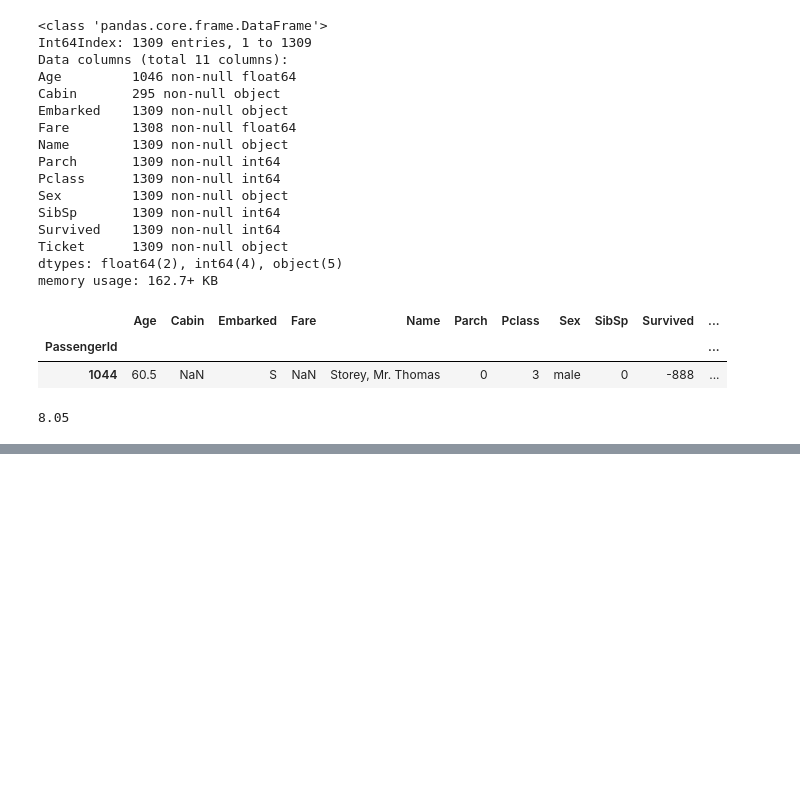
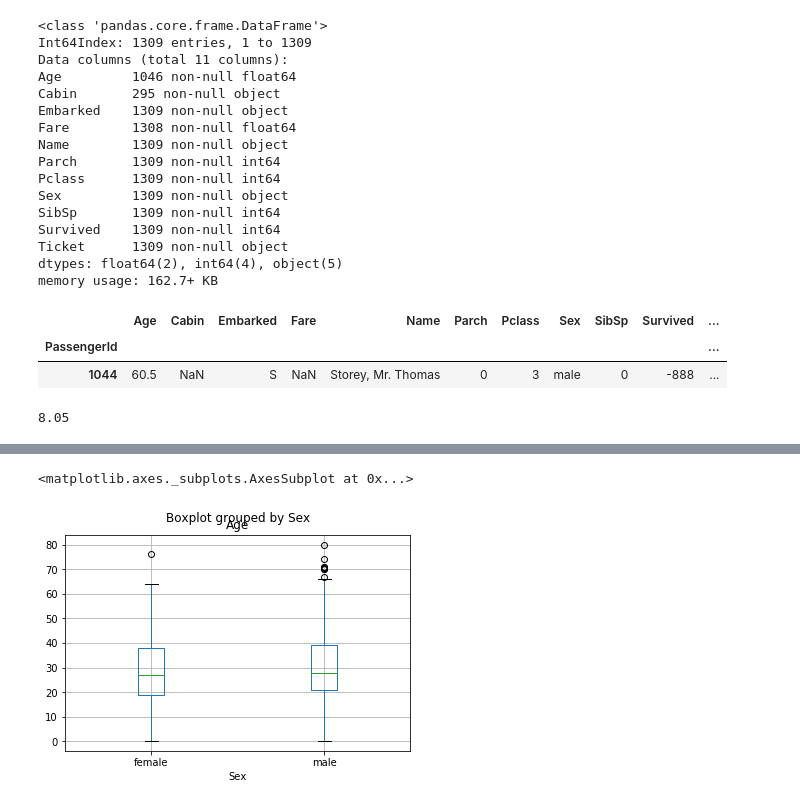
Before and after one commit to rahulkhanna2/titanic, a Jupyter notebook: notebooks/Exploring Processing Data.ipynb, the cells around one changed output, grey strips where cells are left out. Cells and saved outputs as stored; diff of their text form; code cells hidden in the pictures; blank space fills up the shorter version.

```diff
--- a/notebooks/Exploring Processing Data.ipynb
+++ b/notebooks/Exploring Processing Data.ipynb
@@ -456,0 +498,5 @@ Name: Fare, dtype: float64
+# %%
+df[df.Age.notnull()].boxplot("Age", "Sex")
+# %% [output]
+<matplotlib.axes._subplots.AxesSubplot at 0x...>
+[figure, added]
```
Also changed, not shown: parts of 64 cells of this notebook.
